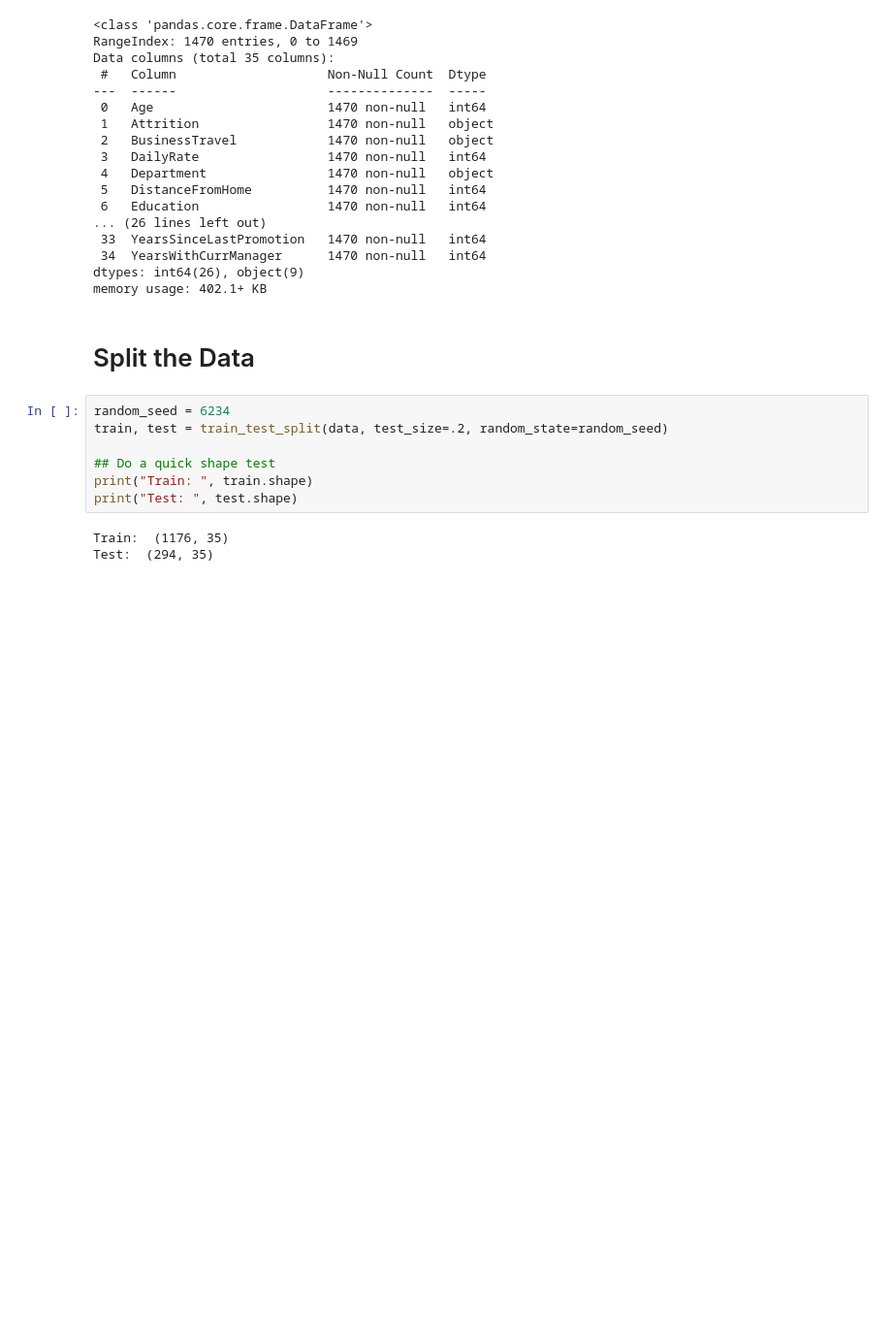
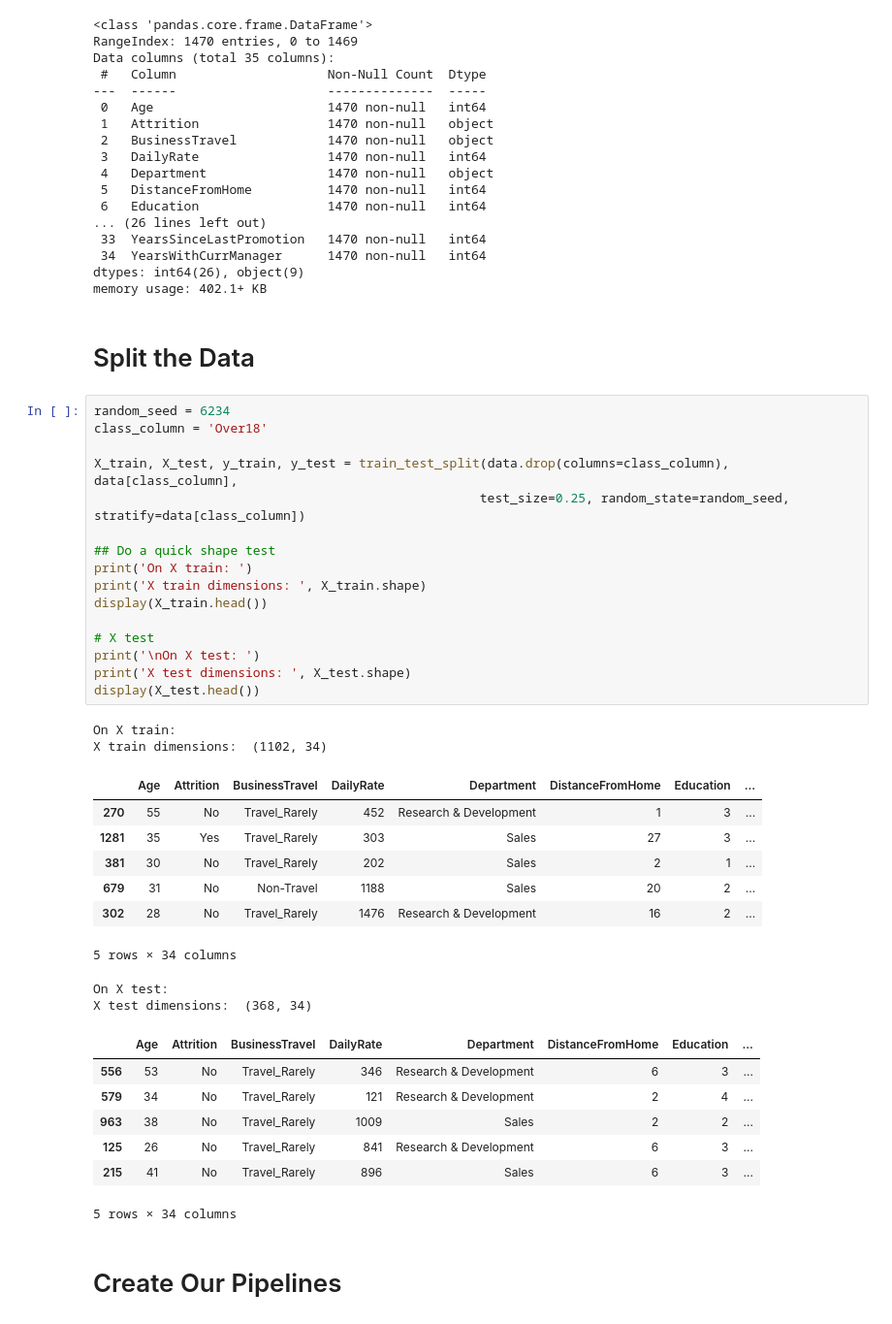
Before and after one commit to ChristopherCrook/assign03-50-Crook, a Jupyter notebook: churn_prediction.ipynb, the cells around one changed output. Shown: that part at 97% size. Cells and saved outputs as stored; diff of their text form; blank space fills up the shorter version.

```diff
--- a/churn_prediction.ipynb
+++ b/churn_prediction.ipynb
@@ -46,13 +46,40 @@ memory usage: 402.1+ KB
 # Split the Data
 # %%
 random_seed = 6234
-train, test = train_test_split(data, test_size=.2, random_state=random_seed)
+class_column = 'Over18'
+
+X_train, X_test, y_train, y_test = train_test_split(data.drop(columns=class_column), data[class_column],
+                                                   test_size=0.25, random_state=random_seed, stratify=data[class_column])
 
 ## Do a quick shape test
-print("Train: ", train.shape)
-print("Test: ", test.shape)
+print('On X train: ')
+print('X train dimensions: ', X_train.shape)
+display(X_train.head())
+
+# X test
+print('\nOn X test: ')
+print('X test dimensions: ', X_test.shape)
+display(X_test.head())
 # %% [output]
-Train:  (1176, 35)
-Test:  (294, 35)
+On X train:
+X train dimensions:  (1102, 34)
+|  | Age | Attrition | BusinessTravel | DailyRate | Department | DistanceFromHome | Education | ... |
+| 270 | 55 | No | Travel_Rarely | 452 | Research & Development | 1 | 3 | ... |
+| 1281 | 35 | Yes | Travel_Rarely | 303 | Sales | 27 | 3 | ... |
+| 381 | 30 | No | Travel_Rarely | 202 | Sales | 2 | 1 | ... |
+| 679 | 31 | No | Non-Travel | 1188 | Sales | 20 | 2 | ... |
+| 302 | 28 | No | Travel_Rarely | 1476 | Research & Development | 16 | 2 | ... |
+5 rows × 34 columns
+On X test:
+X test dimensions:  (368, 34)
+|  | Age | Attrition | BusinessTravel | DailyRate | Department | DistanceFromHome | Education | ... |
+| 556 | 53 | No | Travel_Rarely | 346 | Research & Development | 6 | 3 | ... |
+| 579 | 34 | No | Travel_Rarely | 121 | Research & Development | 2 | 4 | ... |
+| 963 | 38 | No | Travel_Rarely | 1009 | Sales | 2 | 2 | ... |
+| 125 | 26 | No | Travel_Rarely | 841 | Research & Development | 6 | 3 | ... |
+| 215 | 41 | No | Travel_Rarely | 896 | Sales | 6 | 3 | ... |
+5 rows × 34 columns
+# %% [markdown]
+# Create Our Pipelines
 # %%
 #individual pipelines for differing datatypes
```
Also changed, not shown: parts of 6 cells of this notebook.
